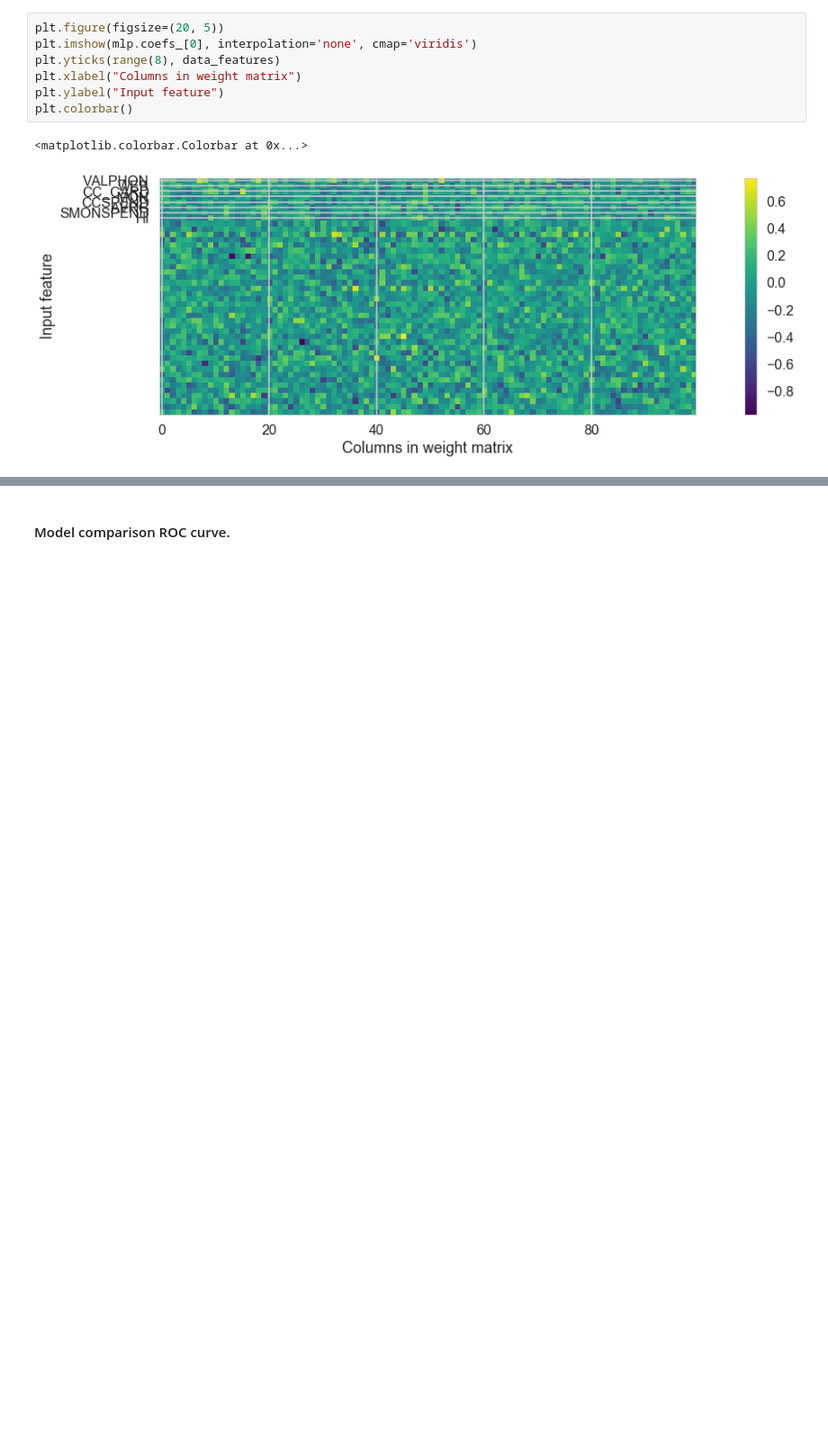
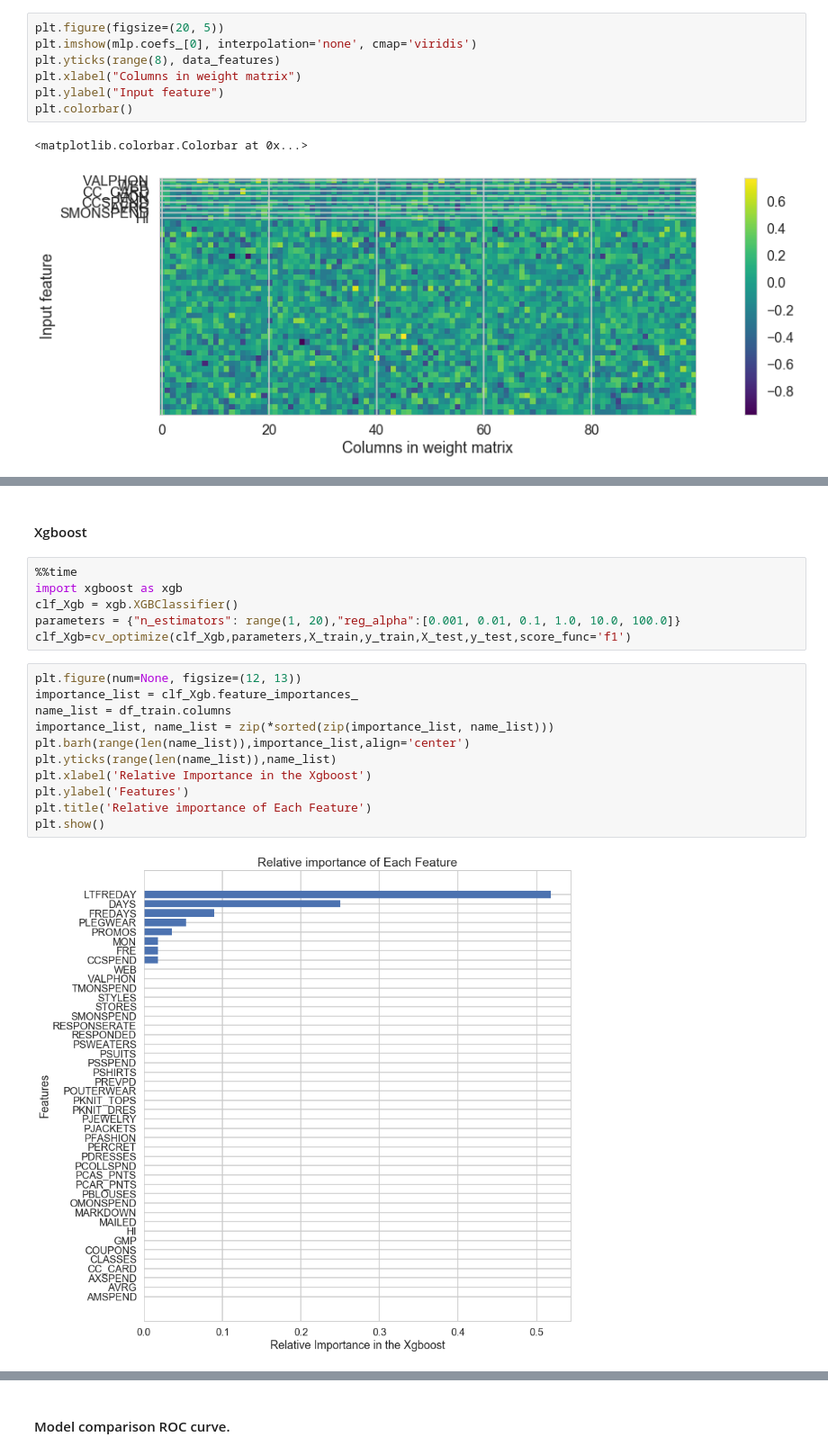
Before and after one commit to DataScienceMp109/Knowledge_Apply, a Jupyter notebook: Direct_Marketing.ipynb, the cells around one changed output, grey strips where cells are left out. Shown at 90% size. Saved outputs shown, nothing was run; the diff lists cells and outputs as text; blank space fills up the shorter version.

```diff
--- a/Direct_Marketing.ipynb
+++ b/Direct_Marketing.ipynb
@@ -629,0 +715,21 @@ plt.colorbar()
+# %% [markdown]
+#### Xgboost
+# %%
+%%time
+import xgboost as xgb
+clf_Xgb = xgb.XGBClassifier()
+parameters = {"n_estimators": range(1, 20),"reg_alpha":[0.001, 0.01, 0.1, 1.0, 10.0, 100.0]}
+clf_Xgb=cv_optimize(clf_Xgb,parameters,X_train,y_train,X_test,y_test,score_func='f1')
+# %%
+plt.figure(num=None, figsize=(12, 13))
+importance_list = clf_Xgb.feature_importances_
+name_list = df_train.columns
+importance_list, name_list = zip(*sorted(zip(importance_list, name_list)))
+plt.barh(range(len(name_list)),importance_list,align='center')
+plt.yticks(range(len(name_list)),name_list)
+plt.xlabel('Relative Importance in the Xgboost')
+plt.ylabel('Features')
+plt.title('Relative importance of Each Feature')
+plt.show()
+# %% [output]
+[figure, added]
```
Also changed, not shown: parts of 100 cells of this notebook.
